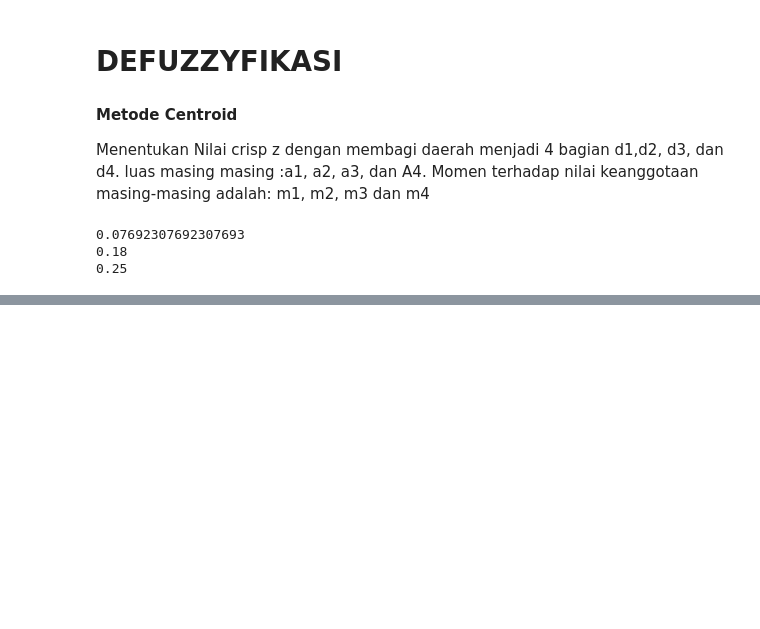
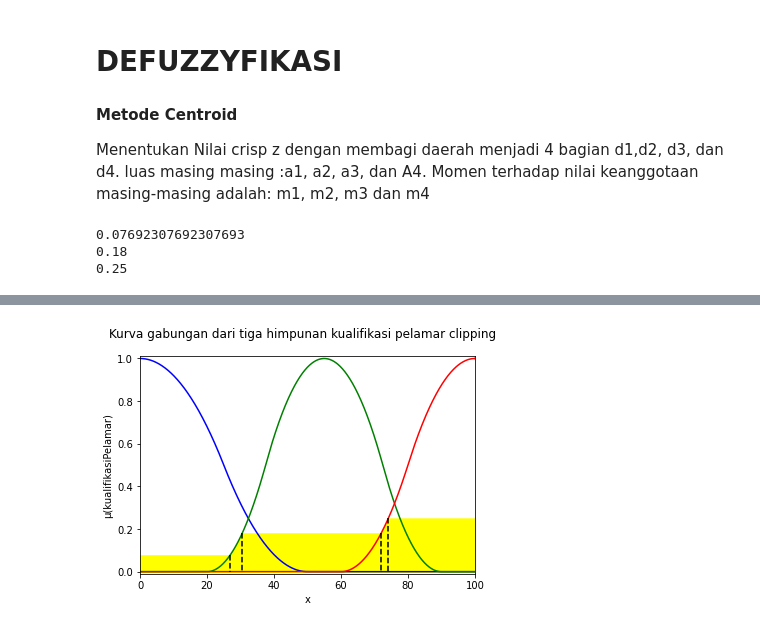
Before and after one commit to ImamSyabana/aplikasi-Fuzzy-Inference-System, a Jupyter notebook: bismillahFIS.ipynb, the cells around one changed output, grey strips where cells are left out. Saved outputs shown, nothing was run; the diff lists cells and outputs as text; code cells hidden in the pictures; blank space fills up the shorter version.

```diff
--- a/bismillahFIS.ipynb
+++ b/bismillahFIS.ipynb
@@ -1799,3 +1803,97 @@ print(MAXapredicateBAIK)
 0.07692307692307693
 0.18
 0.25
+# %%
+if MAXapredicateKURANG <= MAXapredicateCUKUP <= MAXapredicateBAIK:
+
+  c_kuad1 = ((MAXapredicateKURANG * pow(c_kualifikasiCukup - a_kualifikasiCukup, 2)) / 2) - pow(a_kualifikasiCukup,2)
+  pers1 = np.poly1d([1,-2*a_kualifikasiCukup,-c_kuad1])
+  print(pers1)
+  a = float(input("koef a ="))
+  b = float(input("koef b ="))
+  c = float(input("koef c ="))
+  d = pow(b,2) - 4 * a * c
+  if d > 0:
+    t11 = (-b + sqrt(d)) /  (2*a)
+    t12 = (-b - sqrt(d)) /  (2*a)
+    print(t11)
+    print(t12)
+  elif d== 0:
+    t11 = -b / (2 - a)
+    print(t11)
+  else:
+    print("no root")
+
+  c_kuad2 = ((MAXapredicateCUKUP * pow(c_kualifikasiCukup - a_kualifikasiCukup, 2)) / 2) - pow(a_kualifikasiCukup,2)
+  pers2 = np.poly1d([1,-2*a_kualifikasiCukup,-c_kuad2])
+  print(pers2)
+  a = float(input("koef a ="))
+  b = float(input("koef b ="))
+  c = float(input("koef c ="))
+  d = pow(b,2) - 4 * a * c
+  if d > 0:
+    t21 = (-b + sqrt(d)) /  (2*a)
+    t22 = (-b - sqrt(d)) /  (2*a)
+    print(t21)
+    print(t12)
+  elif d== 0:
+    t21 = -b / (2 - a)
+    print(t21)
+  else:
+    print("no root")
+
+  c_kuad3 = ((MAXapredicateCUKUP * pow(c_kualifikasiBaik - a_kualifikasiBaik, 2)) / 2) - pow(a_kualifikasiBaik,2)
+  pers3 = np.poly1d([1,-2*a_kualifikasiBaik,-c_kuad3])
+  print(pers3)
+  a = float(input("koef a ="))
+  b = float(input("koef b ="))
+  c = float(input("koef c ="))
+  d = pow(b,2) - 4 * a * c
+  if d > 0:
+    t31 = (-b + sqrt(d)) /  (2*a)
+    t32 = (-b - sqrt(d)) /  (2*a)
+    print(t31)
+    print(t32)
+  elif d== 0:
+    t31 = -b / (2 - a)
+    print(t31)
+  else:
+    print("no root")
+
+  c_kuad4 = ((MAXapredicateBAIK * pow(c_kualifikasiBaik - a_kualifikasiBaik, 2)) / 2) - pow(a_kualifikasiBaik,2)
+  pers4 = np.poly1d([1,-2*a_kualifikasiBaik,-c_kuad4])
+  print(pers4)
+  a = float(input("koef a ="))
+  b = float(input("koef b ="))
+  c = float(input("koef c ="))
+  d = pow(b,2) - 4 * a * c
+  if d > 0:
+    t41 = (-b + sqrt(d)) /  (2*a)
+    t42 = (-b - sqrt(d)) /  (2*a)
+    print(t41)
+    print(t42)
+  elif d== 0:
+    t41 = -b / (2 - a)
+    print(t31)
+  else:
+    print("no root")
+
+
+plt.plot(sbX_kualifikasiKurang,sbY_kualifikasiKurang, color = 'blue')
+plt.plot(sbX_kualifikasiCukup,sbY_kualifikasiCukup, color = 'green')
+plt.plot(sbX_kualifikasiBaik,sbY_kualifikasiBaik, color = 'red')
+plt.plot([t11,t11],[MAXapredicateKURANG,0], 'k--')
+plt.plot([t21,t21],[MAXapredicateCUKUP,0], 'k--')
+plt.plot([t31,t31],[MAXapredicateCUKUP,0], 'k--')
+plt.plot([t41,t41],[MAXapredicateBAIK,0], 'k--')
+
+plt.axis([bbSemestaKualifikasi, baSemestaKualifikasi, -0.01 ,1.01])
+plt.xlabel('x')
+plt.ylabel('μ(kualifikasiPelamar)')
+plt.fill_between(sbX_kualifikasiKurang, clipMAXKurang, color = "yellow")
+plt.fill_between(sbX_kualifikasiCukup, clipMAXCukup, color = "yellow")
+plt.fill_between(sbX_kualifikasiBaik, clipMAXBaik, color = "yellow")
+plt.suptitle('Kurva gabungan dari tiga himpunan kualifikasi pelamar clipping')
+
+plt.show
+# %% [output]
@@ -1801,0 +1918 @@ print(MAXapredicateBAIK)
+[figure, added]
```
Also changed, not shown: parts of 9 cells of this notebook.
